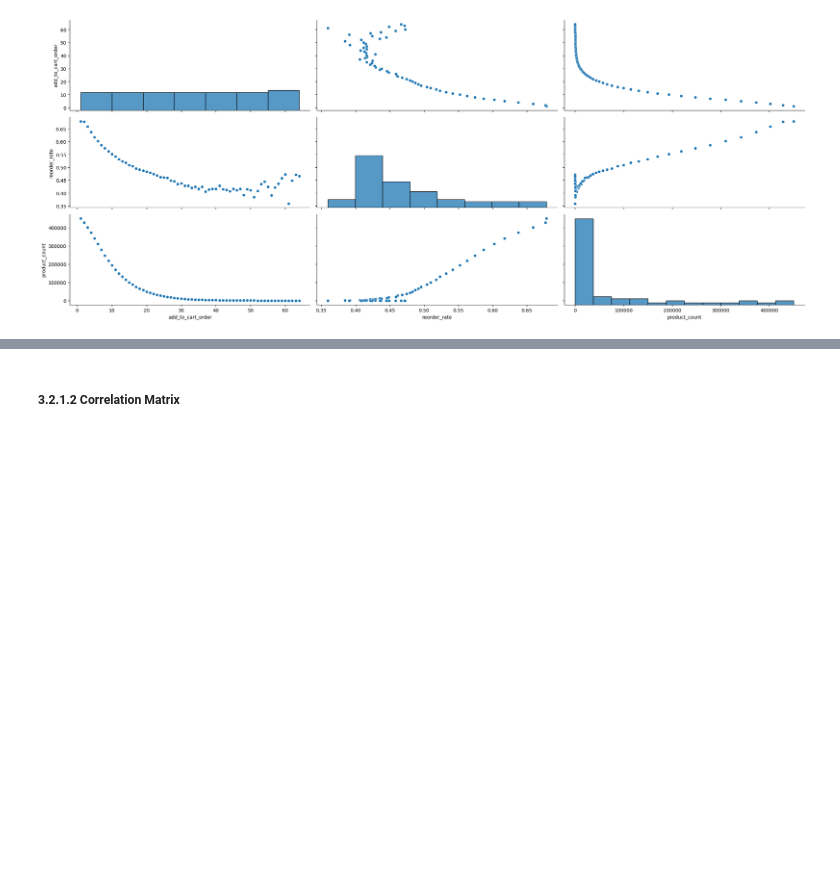
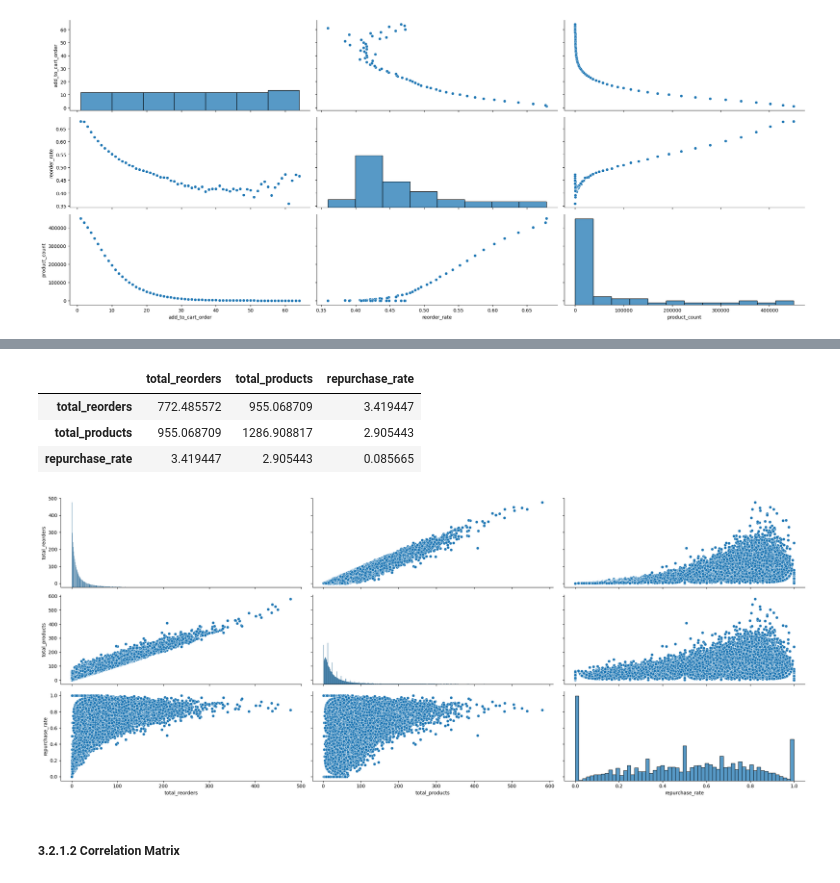
Before and after one commit to LuisPastranaLemus/P_20250505_Purchasing_activity_analysis, a Jupyter notebook: notebooks/03_eda_music_activity.ipynb, the cells around one changed output, grey strips where cells are left out. Saved outputs shown, nothing was run; the diff lists cells and outputs as text; code cells hidden in the pictures; blank space fills up the shorter version.

```diff
--- a/notebooks/03_eda_music_activity.ipynb
+++ b/notebooks/03_eda_music_activity.ipynb
@@ -564,3 +692,15 @@ df_product_repurchase[['add_to_cart_order', 'reorder_rate', 'product_count']].co
+# %%
+# Covariance for product repurchase
+df_product_user_segment_repurchase_rate[['total_reorders', 'total_products', 'repurchase_rate']].cov()
+# %% [output]
+|  | total_reorders | total_products | repurchase_rate |
+| total_reorders | 772.485572 | 955.068709 | 3.419447 |
+| total_products | 955.068709 | 1286.908817 | 2.905443 |
+| repurchase_rate | 3.419447 | 2.905443 | 0.085665 |
+# %%
+plot_pairplot(df_product_user_segment_repurchase_rate[['total_reorders', 'total_products', 'repurchase_rate']])
+# %% [output]
+[figure, added]
 # %% [markdown]
 ##### 3.2.1.2 Correlation Matrix
 # %% [markdown]
```
Also changed, not shown: parts of 42 cells of this notebook, 3 other files.
